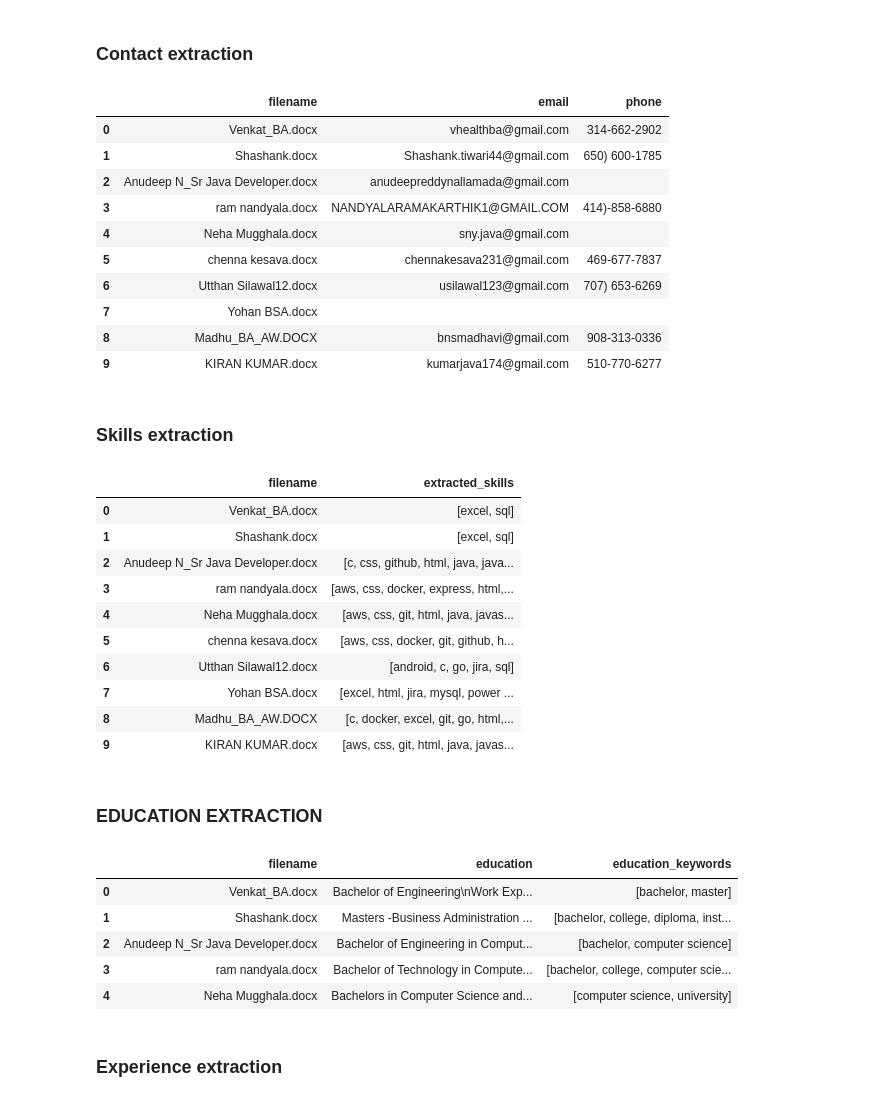
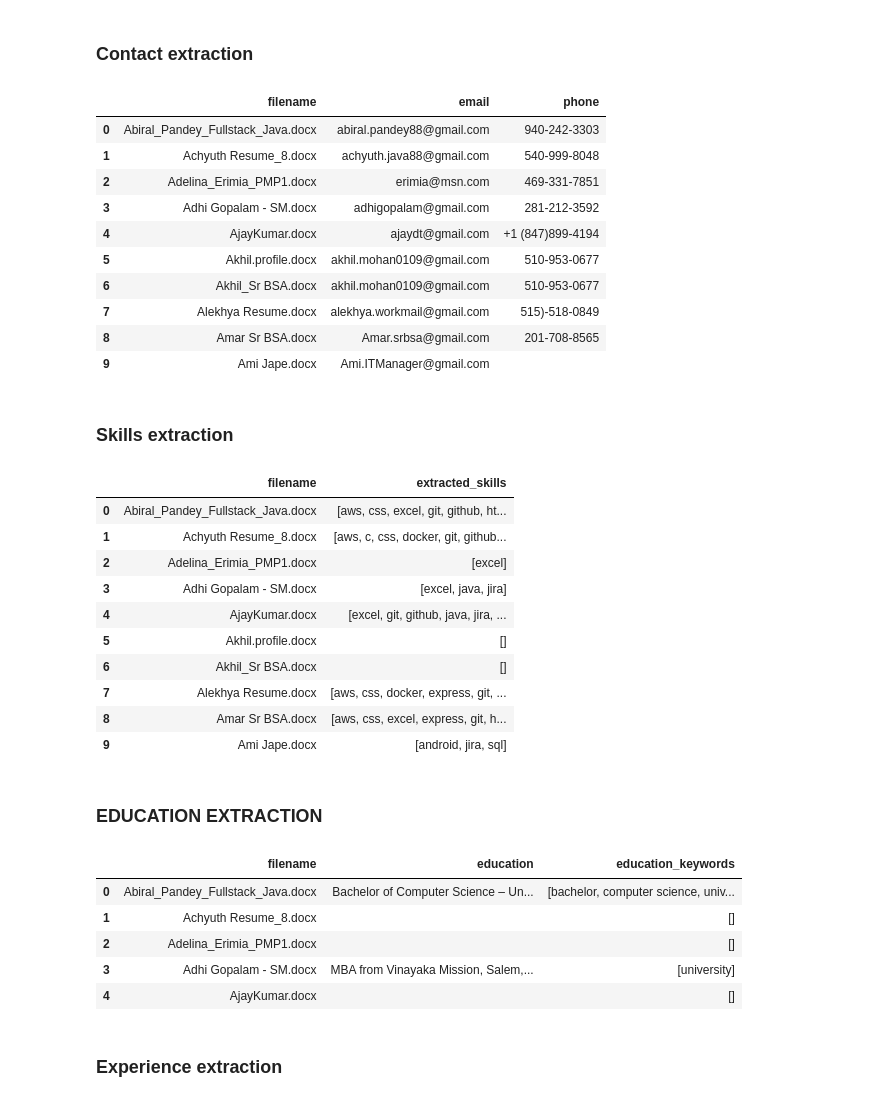
Before and after one commit to gracella12/ProjectPP_Kelompok4, a Jupyter notebook: pake-segmentasi.ipynb, the cells around one changed output. Cells and saved outputs as stored; diff of their text form; code cells hidden in the pictures.

```diff
--- a/pake-segmentasi.ipynb
+++ b/pake-segmentasi.ipynb
@@ -188,0 +248,3 @@ venkat n phone 314-662-2902 email vhealthba@gmail.com business analyst summary o
+# %%
+df_resumes["clean_word_count"] = df_resumes["clean_text"].apply(lambda x: len(x.split()))
+df_resumes[["word_count", "clean_word_count"]].head()
@@ -264,4 +333,9 @@ def segment_resume_sections(raw_text, section_patterns):
 
     return segmented_output
 # %%
+sample_idx = 31
+
+sample_sections = segment_resume_sections(df_resumes.loc[sample_idx, "raw_text"], SECTION_PATTERNS)
+
+sample_sections.keys()
 # %% [output]
@@ -273,0 +343,8 @@ df_resumes["segmented_sections"] = df_resumes["raw_text"].apply(
+# %%
+# Preview segmented sections
+for section, content in sample_sections.items():
+    print("="*100)
+    print(f"SECTION: {section.upper()}")
+    print("="*100)
+    print(content[:1500])  # preview first 1500 chars
+    print("\n")
@@ -274,3 +369,8 @@ df_resumes["segmented_sections"] = df_resumes["raw_text"].apply(
+# %%
+# Apply segmentation to all resumes
+df_resumes["segmented_sections"] = df_resumes["raw_text"].apply(
+    lambda x: segment_resume_sections(x, SECTION_PATTERNS)
+)
 # %%
 # Extract major section columns
 target_sections = ["summary", "skills", "experience", "education", "projects", "certifications", "achievements", "other"]
@@ -320,18 +428,19 @@ def extract_phone(text):
 df_resumes["email"] = df_resumes["raw_text"].apply(extract_email)
 df_resumes["phone"] = df_resumes["raw_text"].apply(extract_phone)
 # %%
+df_resumes[["filename", "email", "phone"]].head(10)
 # %% [output]
 |  | filename | email | phone |
-| 0 | Venkat_BA.docx | vhealthba@gmail.com | 314-662-2902 |
-| 1 | Shashank.docx | Shashank.tiwari44@gmail.com | 650) 600-1785 |
-| 2 | Anudeep N_Sr Java Developer.docx | anudeepreddynallamada@gmail.com |  |
-| 3 | ram nandyala.docx | NANDYALARAMAKARTHIK1@GMAIL.COM | 414)-858-6880 |
-| 4 | Neha Mugghala.docx | sny.java@gmail.com |  |
-| 5 | chenna kesava.docx | chennakesava231@gmail.com | 469-677-7837 |
-| 6 | Utthan Silawal12.docx | usilawal123@gmail.com | 707) 653-6269 |
-| 7 | Yohan BSA.docx |  |  |
-| 8 | Madhu_BA_AW.DOCX | bnsmadhavi@gmail.com | 908-313-0336 |
-| 9 | KIRAN KUMAR.docx | kumarjava174@gmail.com | 510-770-6277 |
+| 0 | Abiral_Pandey_Fullstack_Java.docx | abiral.pandey88@gmail.com | 940-242-3303 |
+| 1 | Achyuth Resume_8.docx | achyuth.java88@gmail.com | 540-999-8048 |
+| 2 | Adelina_Erimia_PMP1.docx | erimia@msn.com | 469-331-7851 |
+| 3 | Adhi Gopalam - SM.docx | adhigopalam@gmail.com | 281-212-3592 |
+| 4 | AjayKumar.docx | ajaydt@gmail.com | +1 (847)899-4194 |
+| 5 | Akhil.profile.docx | akhil.mohan0109@gmail.com | 510-953-0677 |
+| 6 | Akhil_Sr BSA.docx | akhil.mohan0109@gmail.com | 510-953-0677 |
+| 7 | Alekhya Resume.docx | alekhya.workmail@gmail.com | 515)-518-0849 |
+| 8 | Amar Sr BSA.docx | Amar.srbsa@gmail.com | 201-708-8565 |
+| 9 | Ami Jape.docx | Ami.ITManager@gmail.com |  |
 # %% [markdown]
 ### Skills extraction
 # %%
@@ -381,18 +490,19 @@ df_resumes["extracted_skills"] = df_resumes["skill_source_text"].apply(
     lambda x: extract_skills(x, SKILL_KEYWORDS)
 )
 # %%
+df_resumes[["filename", "extracted_skills"]].head(10)
 # %% [output]
 |  | filename | extracted_skills |
-| 0 | Venkat_BA.docx | [excel, sql] |
-| 1 | Shashank.docx | [excel, sql] |
-| 2 | Anudeep N_Sr Java Developer.docx | [c, css, github, html, java, java... |
-| 3 | ram nandyala.docx | [aws, css, docker, express, html,... |
-| 4 | Neha Mugghala.docx | [aws, css, git, html, java, javas... |
-| 5 | chenna kesava.docx | [aws, css, docker, git, github, h... |
-| 6 | Utthan Silawal12.docx | [android, c, go, jira, sql] |
-| 7 | Yohan BSA.docx | [excel, html, jira, mysql, power ... |
-| 8 | Madhu_BA_AW.DOCX | [c, docker, excel, git, go, html,... |
-| 9 | KIRAN KUMAR.docx | [aws, css, git, html, java, javas... |
+| 0 | Abiral_Pandey_Fullstack_Java.docx | [aws, css, excel, git, github, ht... |
+| 1 | Achyuth Resume_8.docx | [aws, c, css, docker, git, github... |
+| 2 | Adelina_Erimia_PMP1.docx | [excel] |
+| 3 | Adhi Gopalam - SM.docx | [excel, java, jira] |
+| 4 | AjayKumar.docx | [excel, git, github, java, jira, ... |
+| 5 | Akhil.profile.docx | [] |
+| 6 | Akhil_Sr BSA.docx | [] |
+| 7 | Alekhya Resume.docx | [aws, css, docker, express, git, ... |
+| 8 | Amar Sr BSA.docx | [aws, css, excel, express, git, h... |
+| 9 | Ami Jape.docx | [android, jira, sql] |
 # %% [markdown]
 ### EDUCATION EXTRACTION
 # %%
@@ -422,13 +532,14 @@ df_resumes["education_keywords"] = df_resumes["education"].apply(
     lambda x: extract_keywords(x, EDUCATION_KEYWORDS)
 )
 # %%
+df_resumes[["filename", "education", "education_keywords"]].head(5)
 # %% [output]
 |  | filename | education | education_keywords |
-| 0 | Venkat_BA.docx | Bachelor of Engineering\nWork Exp... | [bachelor, master] |
-| 1 | Shashank.docx | Masters -Business Administration ... | [bachelor, college, diploma, inst... |
-| 2 | Anudeep N_Sr Java Developer.docx | Bachelor of Engineering in Comput... | [bachelor, computer science] |
-| 3 | ram nandyala.docx | Bachelor of Technology in Compute... | [bachelor, college, computer scie... |
-| 4 | Neha Mugghala.docx | Bachelors in Computer Science and... | [computer science, university] |
+| 0 | Abiral_Pandey_Fullstack_Java.docx | Bachelor of Computer Science – Un... | [bachelor, computer science, univ... |
+| 1 | Achyuth Resume_8.docx |  | [] |
+| 2 | Adelina_Erimia_PMP1.docx |  | [] |
+| 3 | Adhi Gopalam - SM.docx | MBA from Vinayaka Mission, Salem,... | [university] |
+| 4 | AjayKumar.docx |  | [] |
 # %% [markdown]
 ### Experience extraction
 # %%
```
Also changed, not shown: parts of 22 cells of this notebook.
